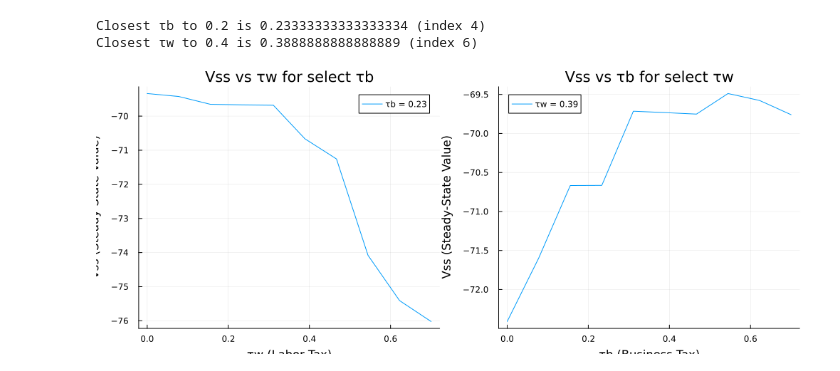
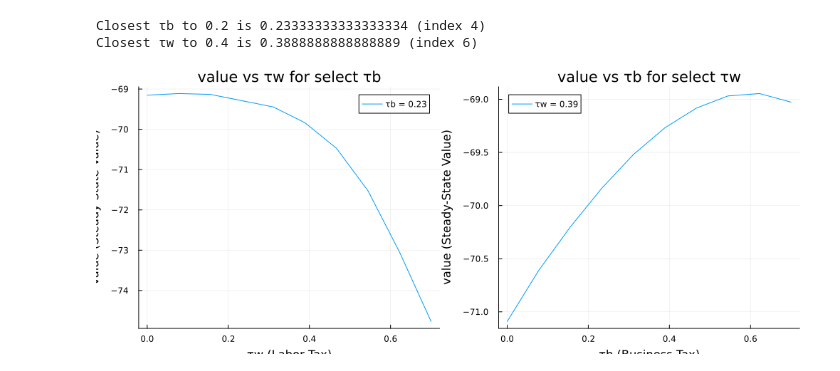
Before and after one commit to apb-umn/BEM, a Jupyter notebook: results.ipynb, the cells around one changed output. Drawn from its saved outputs; the diff is of its cells as text; code cells hidden in the pictures.

```diff
--- a/results.ipynb
+++ b/results.ipynb
@@ -108,7 +116,7 @@ pretty_table(df_bad[:, [:τb, :τw, :diffv]]; header=["τb", "τw", "diffv"])
 # %%
 using Plots
 
-col = :Vss
+col = :value
 
 # === First subplot: value vs τw for select τb ===
 τb_vals = unique(df.τb)
@@ -132,34 +140,34 @@ for τb in select_τb
 end
 xlabel!(p1, "τw (Labor Tax)")
 ylabel!(p1, "$col (Steady-State Value)")
 title!(p1, "$col vs τw for select τb")
 
 # === Second subplot: value vs τb for select τw ===
 target = 0.4
 
 # Compute the absolute difference and find the index of the minimum
 idx = argmin(abs.(τw_vals .- target))
 # Extract the closest value
 closest_τw = τw_vals[idx]
 println("Closest τw to $target is $closest_τw (index $idx)")
 select_τw = [minimum(τw_vals), τw_vals[idx], maximum(τw_vals)]  # or manually: [0.1, 0.3]
 select_τw = [τw_vals[idx]]
 
 p2 = plot()
 for τw in select_τw
     df_τw = filter(row -> row.τw == τw && !isnan(row[col]), df)
     plot!(p2, df_τw.τb, df_τw[!, col], label = "τw = $(round(τw,digits=2))")
 end
 xlabel!(p2, "τb (Business Tax)")
 ylabel!(p2, "$col (Steady-State Value)")
 title!(p2, "$col vs τb for select τw")
 
 # === Combine side by side ===
 plot(p1, p2, layout = (1, 2), size = (1000, 400))
 # %% [output]
 Closest τb to 0.2 is 0.23333333333333334 (index 4)
 Closest τw to 0.4 is 0.3888888888888889 (index 6)
-[figure, old version]
+[figure, new version]
 # %%
 
 # Find the row with the highest objective value
```
Also changed, not shown: parts of 6 cells of this notebook, 1 other file.
